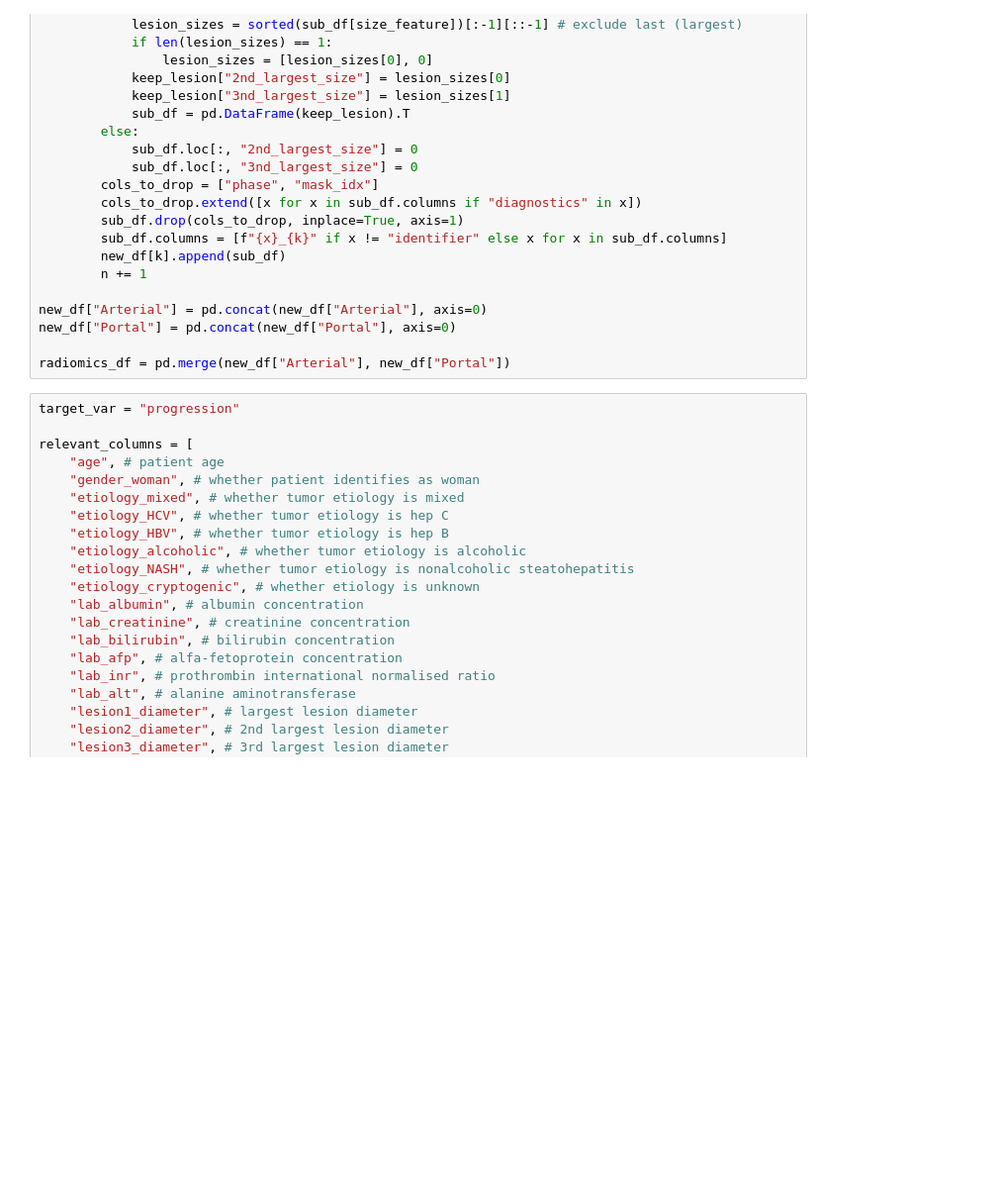
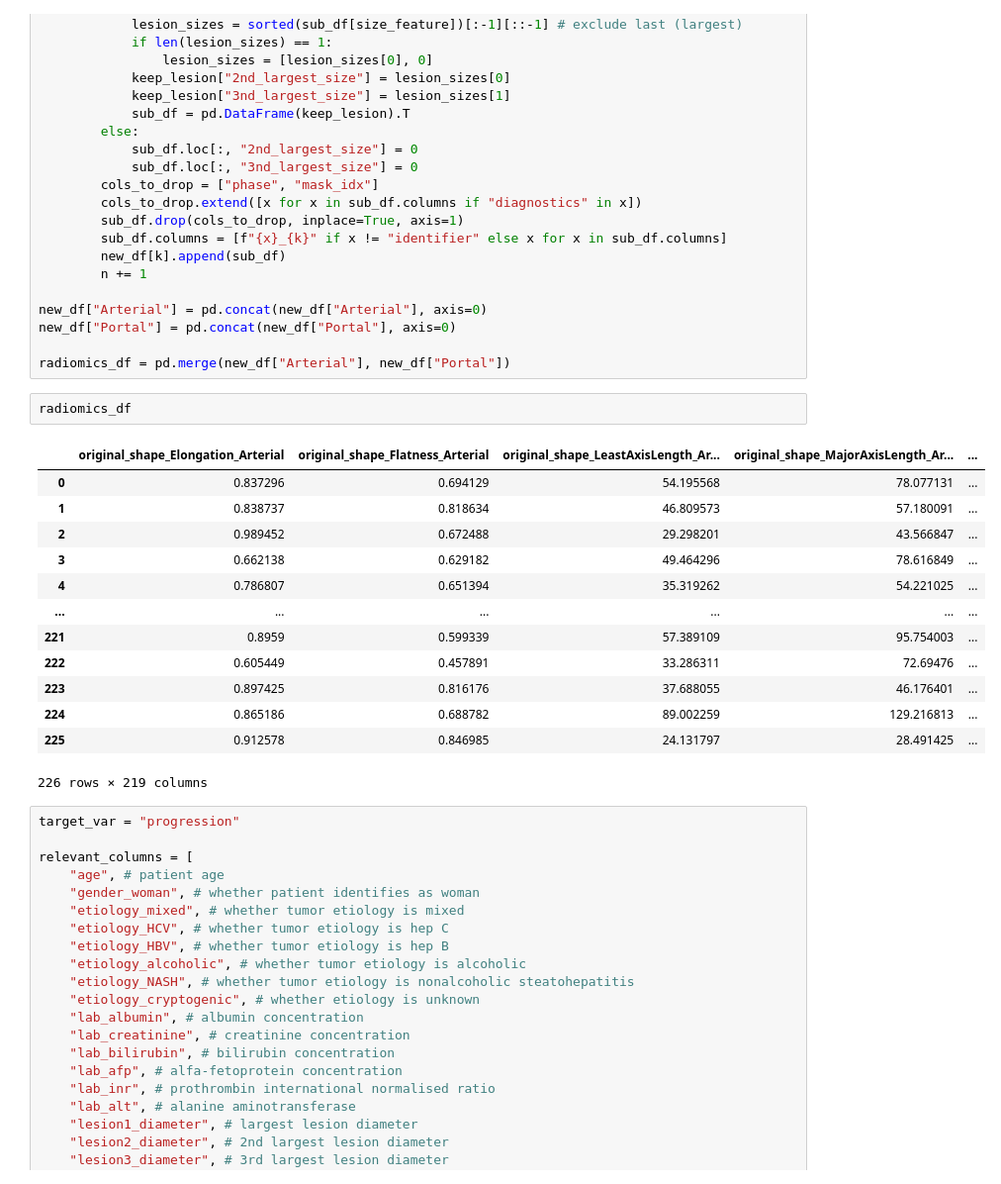
Before and after one commit to MaryamHashim/waw-tace-radiomics, a Jupyter notebook: notebooks/2_model_training.ipynb, the cells around one changed output. Shown: that part at 99% size. Drawn from its saved outputs; the diff is of its cells as text; blank space fills up the shorter version.

```diff
--- a/notebooks/2_model_training.ipynb
+++ b/notebooks/2_model_training.ipynb
@@ -93,6 +93,22 @@ new_df["Arterial"] = pd.concat(new_df["Arterial"], axis=0)
 new_df["Portal"] = pd.concat(new_df["Portal"], axis=0)
 
 radiomics_df = pd.merge(new_df["Arterial"], new_df["Portal"])
+# %%
+radiomics_df
+# %% [output]
+|  | original_shape_Elongation_Arterial | original_shape_Flatness_Arterial | original_shape_LeastAxisLength_Ar... | original_shape_MajorAxisLength_Ar... | ... |
+| 0 | 0.837296 | 0.694129 | 54.195568 | 78.077131 | ... |
+| 1 | 0.838737 | 0.818634 | 46.809573 | 57.180091 | ... |
+| 2 | 0.989452 | 0.672488 | 29.298201 | 43.566847 | ... |
+| 3 | 0.662138 | 0.629182 | 49.464296 | 78.616849 | ... |
+| 4 | 0.786807 | 0.651394 | 35.319262 | 54.221025 | ... |
+| ... | ... | ... | ... | ... | ... |
+| 221 | 0.8959 | 0.599339 | 57.389109 | 95.754003 | ... |
+| 222 | 0.605449 | 0.457891 | 33.286311 | 72.69476 | ... |
+| 223 | 0.897425 | 0.816176 | 37.688055 | 46.176401 | ... |
+| 224 | 0.865186 | 0.688782 | 89.002259 | 129.216813 | ... |
+| 225 | 0.912578 | 0.846985 | 24.131797 | 28.491425 | ... |
+226 rows × 219 columns
 # %%
 target_var = "progression"
 
```
Also changed, not shown: parts of 6 cells of this notebook, 1 other file.
